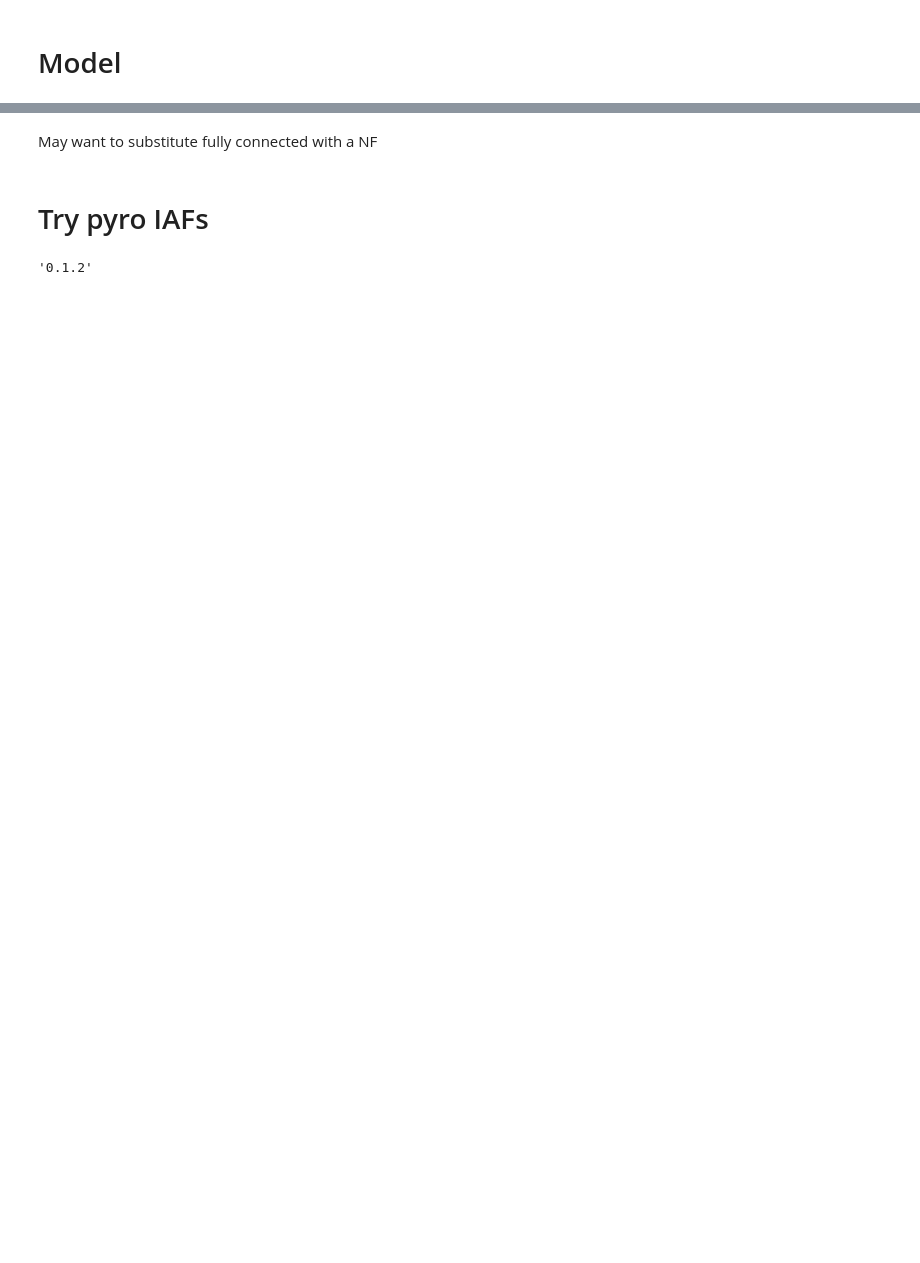
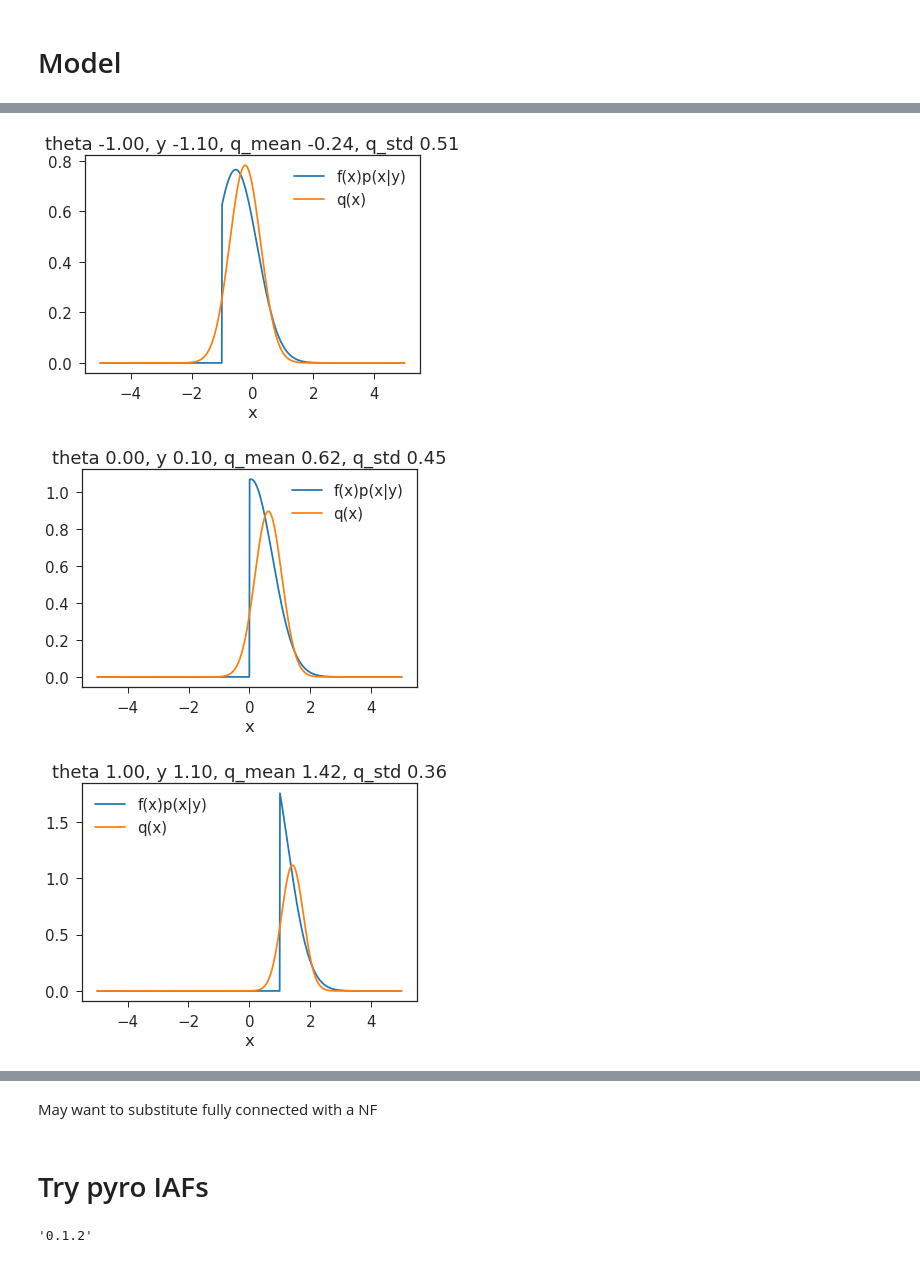
Before and after one commit to talesa/compiled-inference, a Jupyter notebook: notebooks/experiments-optimal-proposal-amortization.ipynb, the cells around one changed output, grey strips where cells are left out. Drawn from its saved outputs; the diff is of its cells as text; code cells hidden in the pictures; blank space fills up the shorter version.

```diff
--- a/notebooks/experiments-optimal-proposal-amortization.ipynb
+++ b/notebooks/experiments-optimal-proposal-amortization.ipynb
@@ -146,0 +226,30 @@ q_mean, q_std
+# %%
+theta = Variable(torch.arange(-1,5).unsqueeze(1).cuda())
+y = Variable(Tensor([[-1.1, 0.1, 1.1, 3.1, -2.1, -3.1]])).transpose(0,1).cuda()
+
+q_mean, q_log_std = phi(torch.cat((y, theta), 1)).split(1, dim=1)
+q_std = q_log_std.exp()
+
+q_mean, q_std
+
+l = 5
+n = 1000
+x = np.linspace(-l, l, n)
+
+q = lambda mu, sigma: stats.norm(loc=mu, scale=sigma).pdf(x)
+
+for itheta, iy, iq_mean, iq_std in zip(*[i.cpu().data.numpy().flatten() for i in [theta, y, q_mean, q_std]]):
+    # analytical posterior
+    py = (x>itheta) * stats.norm(loc=iy/2, scale=1/np.sqrt(2)).pdf(x)
+
+    plt.plot(x, py/sum(py*(2*l/n)), label='f(x)p(x|y)')
+    plt.plot(x, q(iq_mean, iq_std), label='q(x)')
+
+    plt.legend()
+    plt.xlabel('x')
+    plt.title('theta {:.2f}, y {:.2f}, q_mean {:.2f}, q_std {:.2f}'.format(itheta, iy, iq_mean, iq_std))
+    plt.show()
+# %% [output]
+[figure, added]
+[figure, added]
+[figure, added]
```
Also changed, not shown: parts of 20 cells of this notebook.
